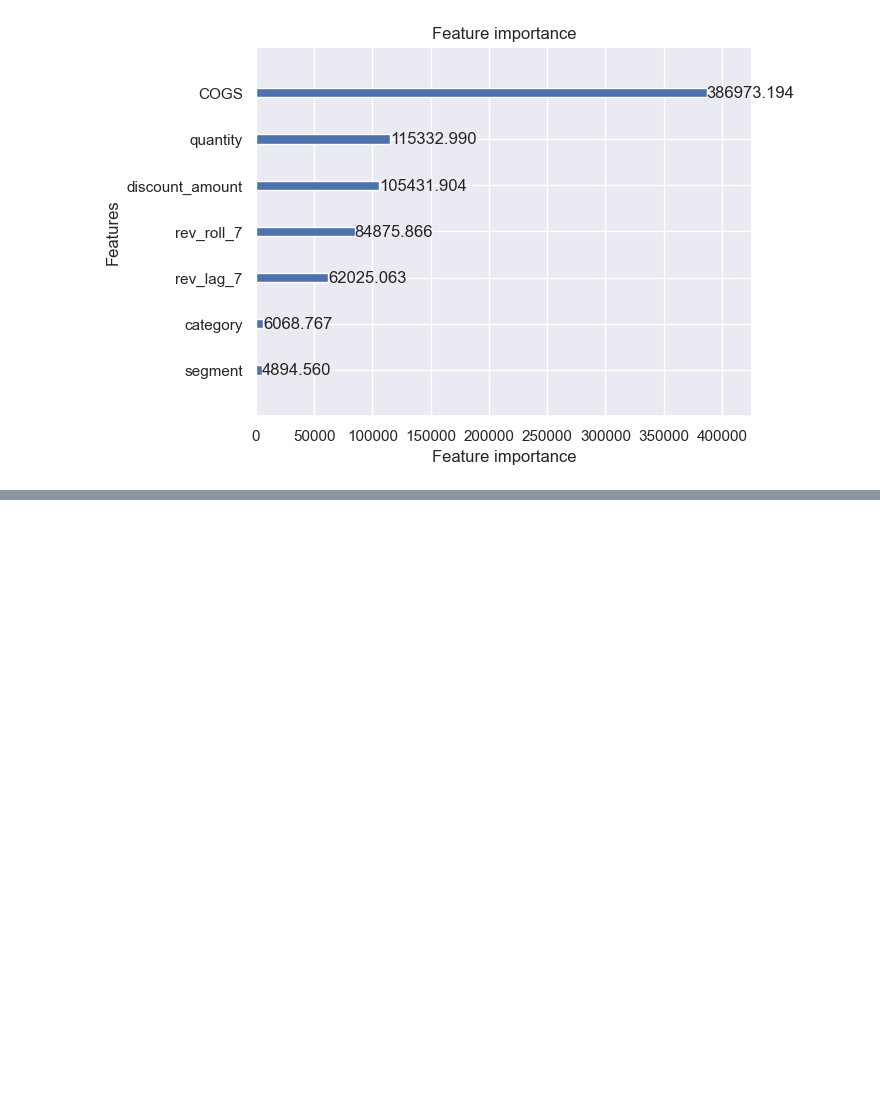
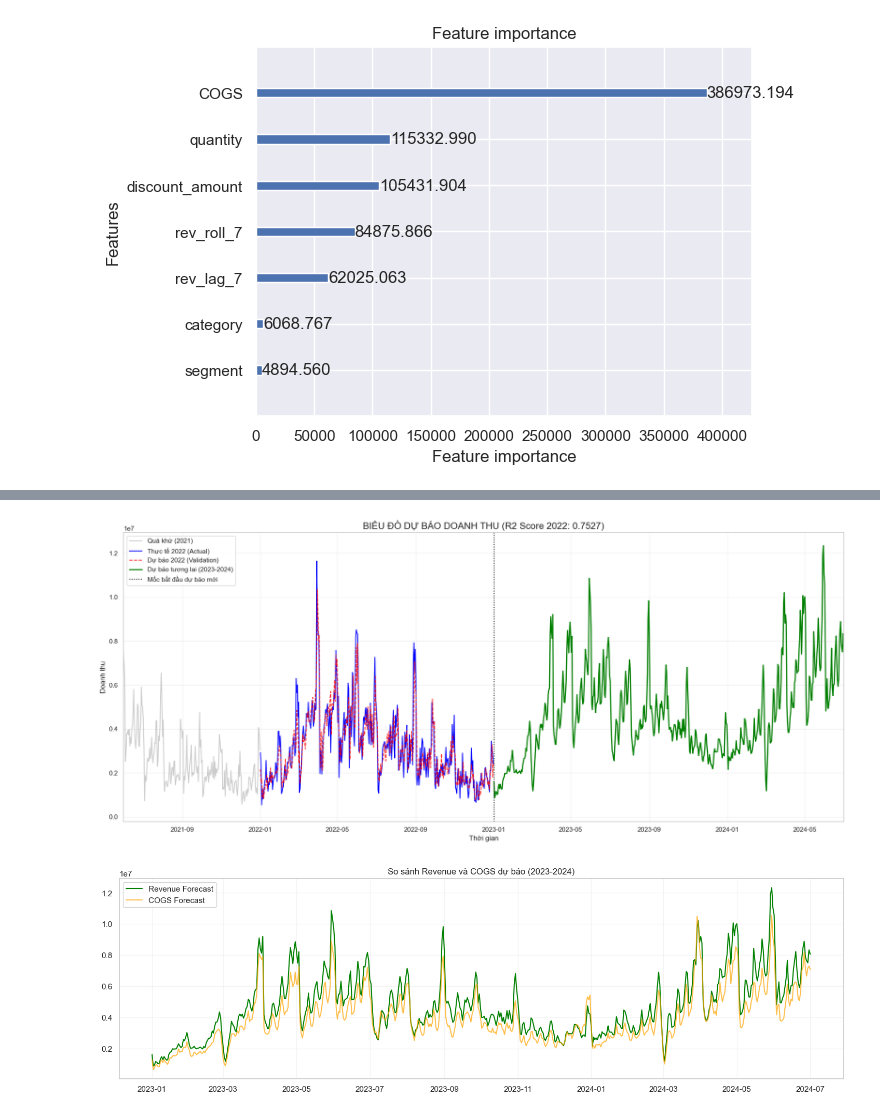
Before and after one commit to lamducanhkhoarubik-spec/Datathon_UITUT, a Jupyter notebook: code/eda/predictive.ipynb, the cells around one changed output, grey strips where cells are left out. Cells and saved outputs as stored; diff of their text form; code cells hidden in the pictures; blank space fills up the shorter version.

```diff
--- a/code/eda/predictive.ipynb
+++ b/code/eda/predictive.ipynb
@@ -852,0 +1867,50 @@ print("✅ Hoàn thành! Tải file 'lgbm_id_boosted_v2.csv' về nộp ngay th
+# %%
+import matplotlib.pyplot as plt
+import seaborn as sns
+
+# 1. Chuẩn bị dữ liệu vẽ chart
+# Nghịch đảo log cho tập Validation để so sánh với thực tế
+val_actual = val.copy()
+val_actual['Revenue_Pred'] = np.expm1(model_rev.predict(val[features]))
+
+# Lấy một đoạn dữ liệu quá khứ (ví dụ từ 2021) để xem cho rõ trend
+history_plot = df_final[(df_final['Date'] >= '2021-01-01') & (df_final['Date'] < '2022-01-01')]
+
+# 2. Khởi tạo khung vẽ
+plt.figure(figsize=(18, 8))
+
+# Vẽ đường thực tế (Quá khứ + Validation 2022)
+sns.lineplot(data=history_plot, x='Date', y='Revenue', label='Quá khứ (2021)', color='gray', alpha=0.4)
+sns.lineplot(data=val_actual, x='Date', y='Revenue', label='Thực tế 2022 (Actual)', color='blue', linewidth=1.5)
+
+# Vẽ đường dự báo của model trên tập Validation 2022
+sns.lineplot(data=val_actual, x='Date', y='Revenue_Pred', label='Dự báo 2022 (Validation)', color='red', linestyle='--', alpha=0.8)
+
+# Vẽ đường dự báo tương lai 2023-2024
+sns.lineplot(data=test_df, x='Date', y='Revenue', label='Dự báo tương lai (2023-2024)', color='green', linewidth=2)
+
+# 3. Định dạng chart
+plt.title(f"BIỂU ĐỒ DỰ BÁO DOANH THU (R2 Score 2022: {r2_score(val['Revenue'], val_actual['Revenue_Pred']):.4f})", fontsize=16)
+plt.xlabel("Thời gian", fontsize=12)
+plt.ylabel("Doanh thu", fontsize=12)
+plt.axvline(pd.to_datetime('2023-01-01'), color='black', linestyle=':', label='Mốc bắt đầu dự báo mới')
+plt.legend(loc='upper left')
+plt.grid(True, alpha=0.3)
+
+# Zoom vào giai đoạn chuyển giao để nhìn rõ hơn
+plt.xlim(pd.to_datetime('2021-06-01'), pd.to_datetime('2024-07-01'))
+
+plt.tight_layout()
+plt.show()
+
+# --- VẼ THÊM CHART SO SÁNH REVENUE VÀ COGS DỰ BÁO ---
+plt.figure(figsize=(18, 5))
+plt.plot(test_df['Date'], test_df['Revenue'], label='Revenue Forecast', color='green')
+plt.plot(test_df['Date'], test_df['COGS'], label='COGS Forecast', color='orange', alpha=0.7)
+plt.title("So sánh Revenue và COGS dự báo (2023-2024)")
+plt.legend()
+plt.grid(True, alpha=0.2)
+plt.show()
+# %% [output]
+[figure, added]
+[figure, added]
```
Also changed, not shown: parts of 12 cells of this notebook, 3 other files.
